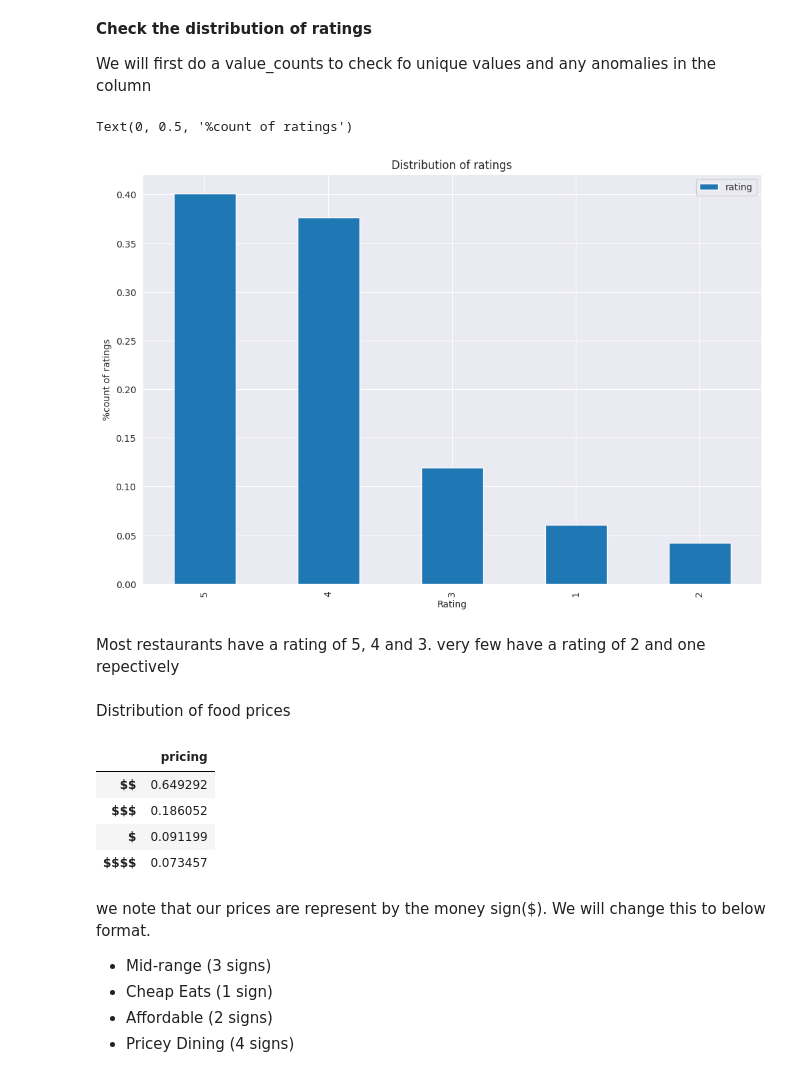
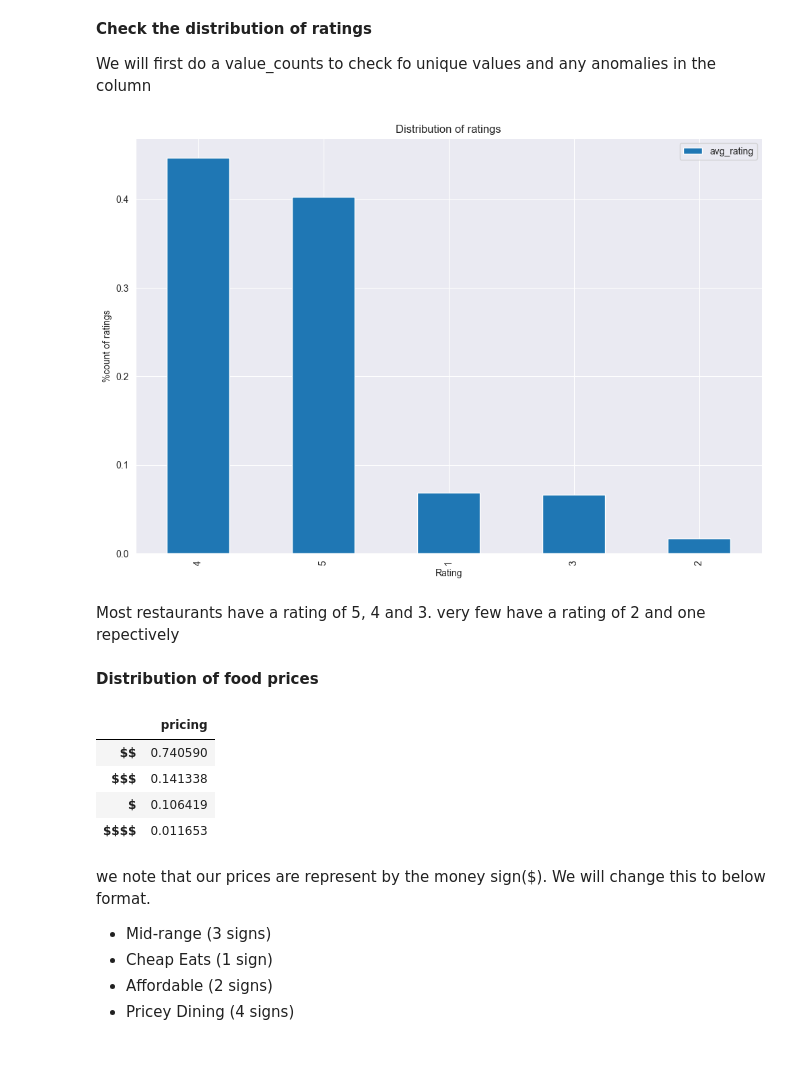
Before and after one commit to ThuoM/New-York-Restaurant-Recommender-System, a Jupyter notebook: restaurants_recommender.ipynb, the cells around one changed output. Cells and saved outputs as stored; diff of their text form; code cells hidden in the pictures.

```diff
--- a/restaurants_recommender.ipynb
+++ b/restaurants_recommender.ipynb
@@ -360,0 +617,9 @@ We do not have missing values.
+# %%
+# Need to work on locations
+filttered_restaurant_reviews['location'] = filttered_restaurant_reviews['location'].str.split(',').str[-2].str.strip(string.punctuation)
+
+# adjusting the new york ward to be represented better
+filttered_restaurant_reviews.loc[filttered_restaurant_reviews.location == 'new york', 'location'] = ' new york'
+
+
+filttered_restaurant_reviews.head()
@@ -360,0 +635,3 @@ We do not have missing values.
+# %%
+#inspect
+filttered_restaurant_reviews['transactions'] = filttered_restaurant_reviews['transactions'].appy(lambda x: ''.join(x))
@@ -360,0 +650,6 @@ We do not have missing values.
+# %%
+filttered_restaurant_reviews['transactions'].replace("[]", pd.NA, inplace=True)
+print(filttered_restaurant_reviews.shape)
+print( "cleaned transactions before dropping Null values", filttered_restaurant_reviews['transactions'])
+filttered_restaurant_reviews.dropna(inplace=True)
+print("shape after dropping null values", filttered_restaurant_reviews.shape)
@@ -360,0 +671,3 @@ We do not have missing values.
+# %%
+filttered_restaurant_reviews['transactions'] = filttered_restaurant_reviews['transactions'].apply(lambda x: ''.join(x))
+filttered_restaurant_reviews['transactions']
@@ -398,25 +704,24 @@ restaurant_reviews.head()
 
 We will first do a value_counts to check fo unique values and any anomalies in the column
 # %%
-restaurant_reviews['rating'].value_counts(normalize=True).to_frame().plot(kind='bar', figsize=(12, 8))
+filttered_restaurant_reviews['avg_rating'].value_counts(normalize=True).to_frame().plot(kind='bar', figsize=(12, 8))
 plt.title("Distribution of ratings")
 plt.xlabel('Rating')
-plt.ylabel('%count of ratings')
+plt.ylabel('%count of ratings');
 # %% [output]
-Text(0, 0.5, '%count of ratings')
-[figure, old version]
+[figure, new version]
 # %% [markdown]
 Most restaurants have a rating of 5, 4 and 3. very few have a rating of 2 and one repectively
 # %% [markdown]
-Distribution of food prices
+<strong>Distribution of food prices</strong>
 # %%
-restaurant_reviews['pricing'].value_counts(normalize=True).to_frame()
+filttered_restaurant_reviews['pricing'].value_counts(normalize=True).to_frame()
 # %% [output]
 |  | pricing |
-| $$ | 0.649292 |
-| $$$ | 0.186052 |
-| $ | 0.091199 |
-| $$$$ | 0.073457 |
+| $$ | 0.740590 |
+| $$$ | 0.141338 |
+| $ | 0.106419 |
+| $$$$ | 0.011653 |
 # %% [markdown]
 we note that our prices are represent by the money sign($). We will change this to below format.
 * Mid-range (3 signs)
```
Also changed, not shown: parts of 118 cells of this notebook.
